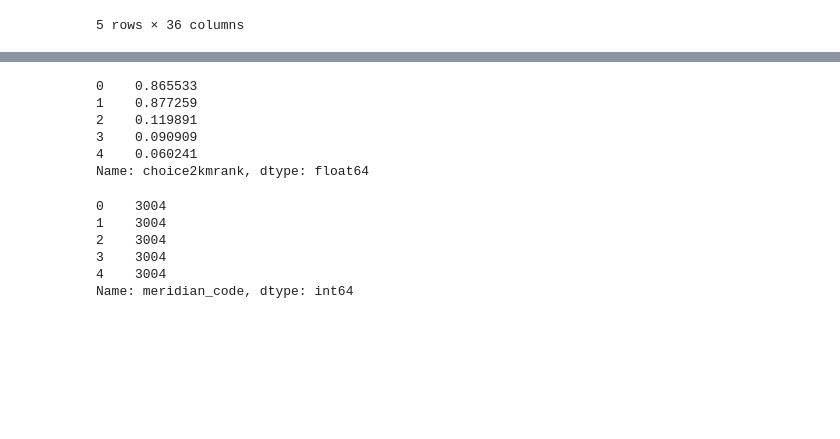
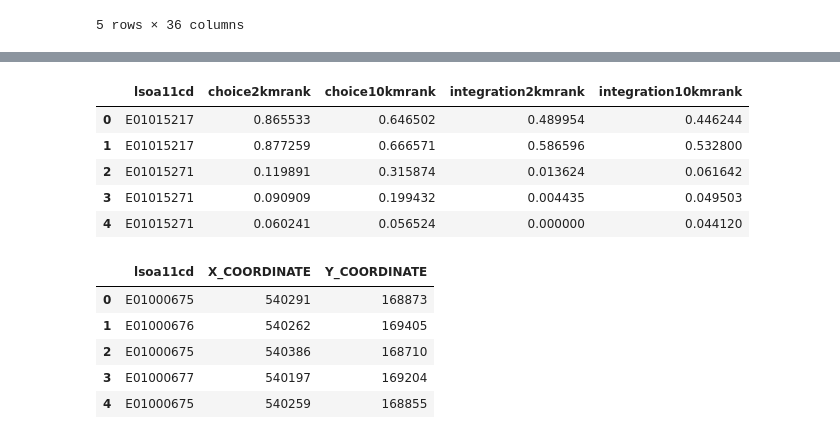
Before and after one commit to CityDataHack/O-One, a Jupyter notebook: Data_sourcer_POSTCODE_PTAL.ipynb, the cells around one changed output, grey strips where cells are left out. Saved outputs shown, nothing was run; the diff lists cells and outputs as text; code cells hidden in the pictures; blank space fills up the shorter version.

```diff
--- a/Data_sourcer_POSTCODE_PTAL.ipynb
+++ b/Data_sourcer_POSTCODE_PTAL.ipynb
@@ -197,18 +177,25 @@ memory usage: 566.7+ MB
-# %%
-syntax_data['choice2kmrank'].head()
-# %% [output]
-0    0.865533
-1    0.877259
-2    0.119891
-3    0.090909
-4    0.060241
-Name: choice2kmrank, dtype: float64
-# %%
-syntax_data.meridian_code.head()
-# %% [output]
-0    3004
-1    3004
-2    3004
-3    3004
-4    3004
-Name: meridian_code, dtype: int64
+# %%
+syntax_rank_data = syntax_data[['lsoa11cd', 'choice2kmrank', 'choice10kmrank', 'integration2kmrank', 'integration10kmrank']]
+syntax_rank_data.head()
+# %% [output]
+|  | lsoa11cd | choice2kmrank | choice10kmrank | integration2kmrank | integration10kmrank |
+| 0 | E01015217 | 0.865533 | 0.646502 | 0.489954 | 0.446244 |
+| 1 | E01015217 | 0.877259 | 0.666571 | 0.586596 | 0.532800 |
+| 2 | E01015271 | 0.119891 | 0.315874 | 0.013624 | 0.061642 |
+| 3 | E01015271 | 0.090909 | 0.199432 | 0.004435 | 0.049503 |
+| 4 | E01015271 | 0.060241 | 0.056524 | 0.000000 | 0.044120 |
+# %%
+#datapath4 = 'd4278d47b8db3858f75e76803de4ce697.csv'
+#geo_data = pd.read_csv(directory + datapath4)#, thousands=',')
+#geo_data = geo_data.rename(columns= {'LSOA Code': 'lsoa11cd', \
+#                                     'Easting': 'X_COORDINATE', \
+#                                     'Northing': 'Y_COORDINATE'})
+geo_data_thin = geo_data[['lsoa11cd', 'X_COORDINATE', 'Y_COORDINATE']]
+geo_data_thin.head()
+# %% [output]
+|  | lsoa11cd | X_COORDINATE | Y_COORDINATE |
+| 0 | E01000675 | 540291 | 168873 |
+| 1 | E01000676 | 540262 | 169405 |
+| 2 | E01000675 | 540386 | 168710 |
+| 3 | E01000677 | 540197 | 169204 |
+| 4 | E01000675 | 540259 | 168855 |
```
Also changed, not shown: parts of 6 cells of this notebook.
